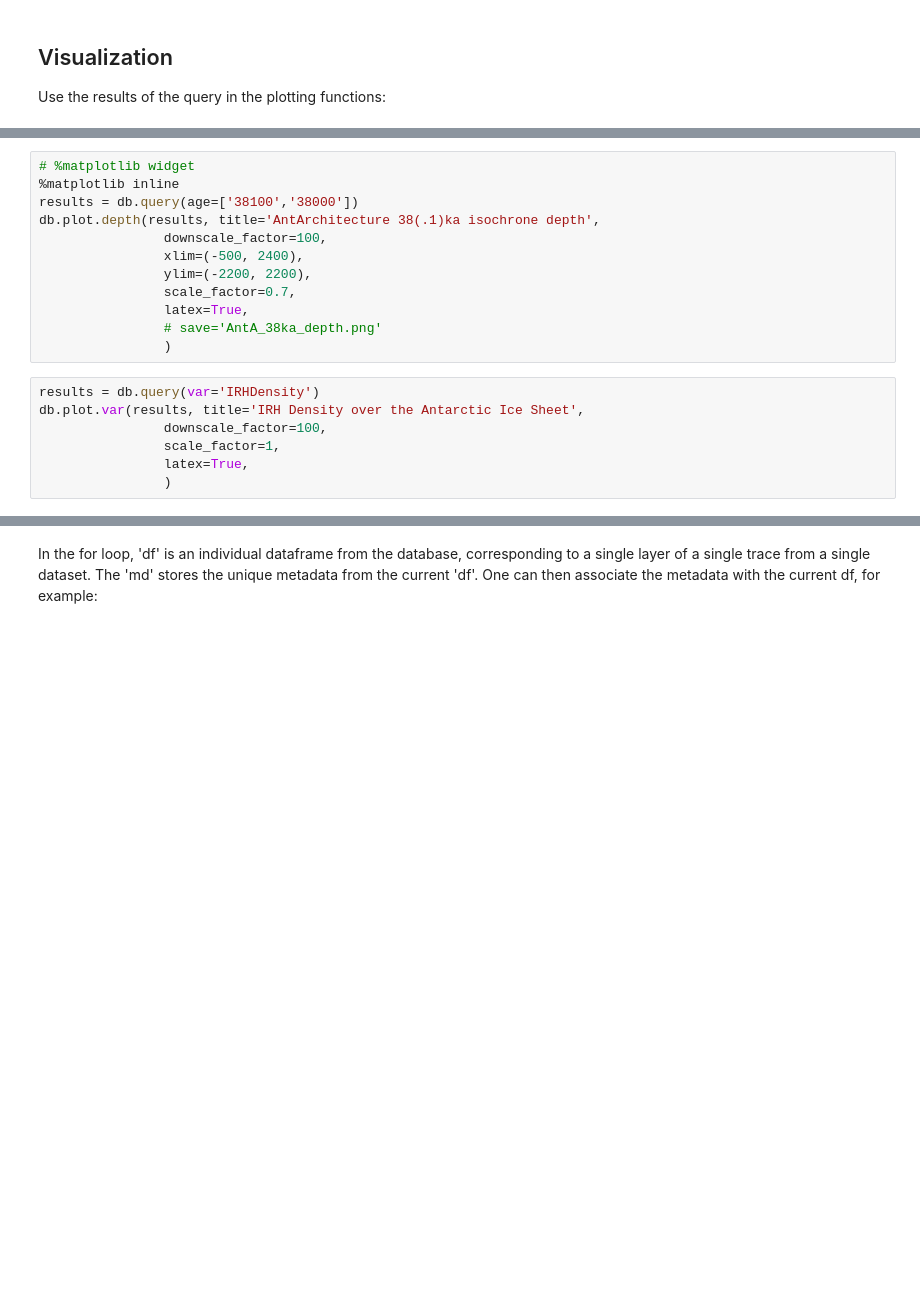
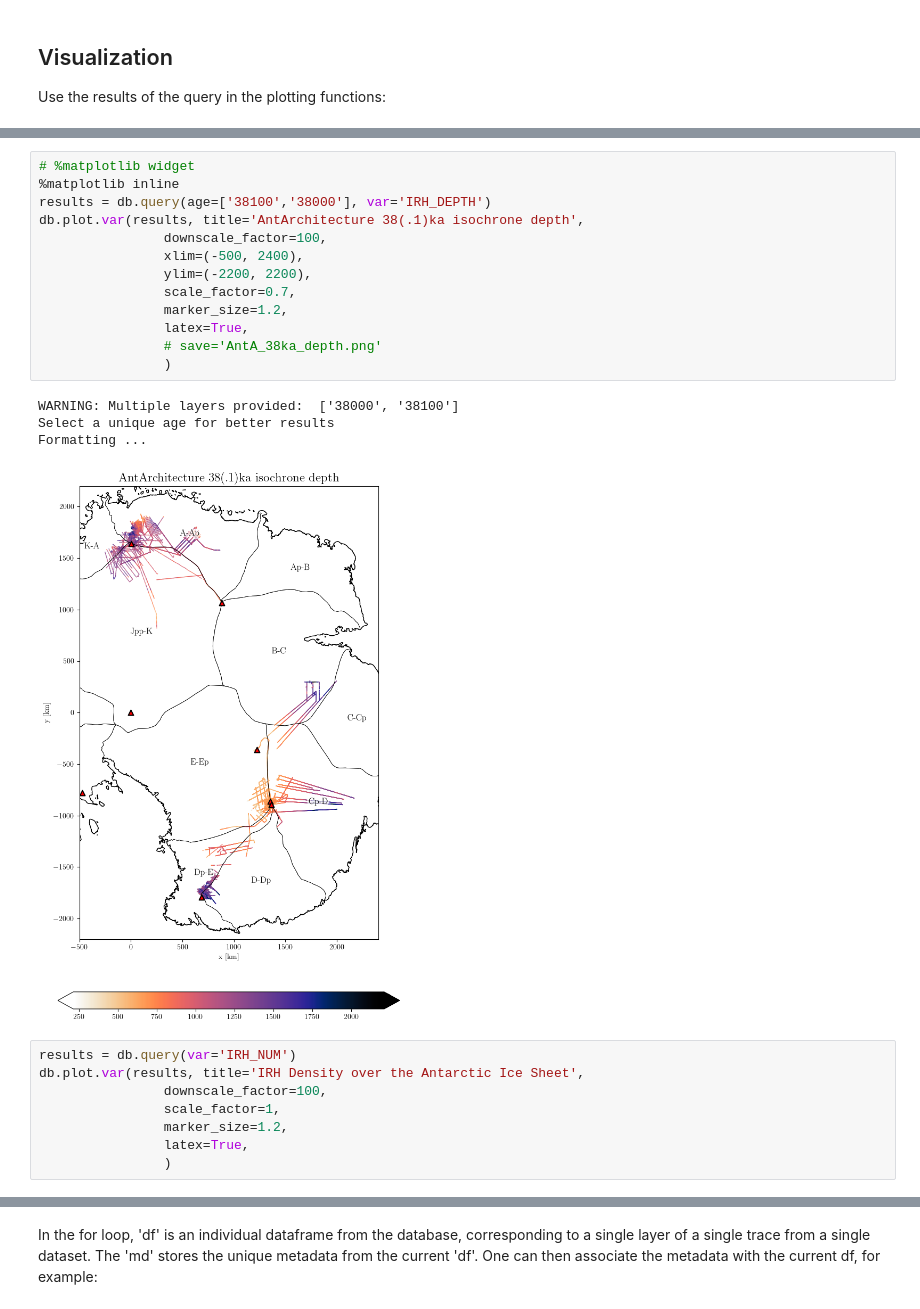
Before and after one commit to antoinehermant/anta_database, a Jupyter notebook: _sources/quick_start.ipynb, the cells around one changed output, grey strips where cells are left out. Saved outputs shown, nothing was run; the diff lists cells and outputs as text; blank space fills up the shorter version.

```diff
--- a/_sources/quick_start.ipynb
+++ b/_sources/quick_start.ipynb
@@ -64,20 +120,27 @@ Use '%matplotlib inline' (default) to plot the figure in the notebook
 # %%
 # %matplotlib widget
 %matplotlib inline
-results = db.query(age=['38100','38000'])
-db.plot.depth(results, title='AntArchitecture 38(.1)ka isochrone depth',
+results = db.query(age=['38100','38000'], var='IRH_DEPTH')
+db.plot.var(results, title='AntArchitecture 38(.1)ka isochrone depth',
                 downscale_factor=100,
                 xlim=(-500, 2400),
                 ylim=(-2200, 2200),
                 scale_factor=0.7,
+                marker_size=1.2,
                 latex=True,
                 # save='AntA_38ka_depth.png'
                 )
+# %% [output]
+WARNING: Multiple layers provided:  ['38000', '38100']
+Select a unique age for better results
+Formatting ...
+[figure, added]
 # %%
-results = db.query(var='IRHDensity')
+results = db.query(var='IRH_NUM')
 db.plot.var(results, title='IRH Density over the Antarctic Ice Sheet',
                 downscale_factor=100,
                 scale_factor=1,
+                marker_size=1.2,
                 latex=True,
                 )
 # %%
```
Also changed, not shown: parts of 18 cells of this notebook, 40 other files.
